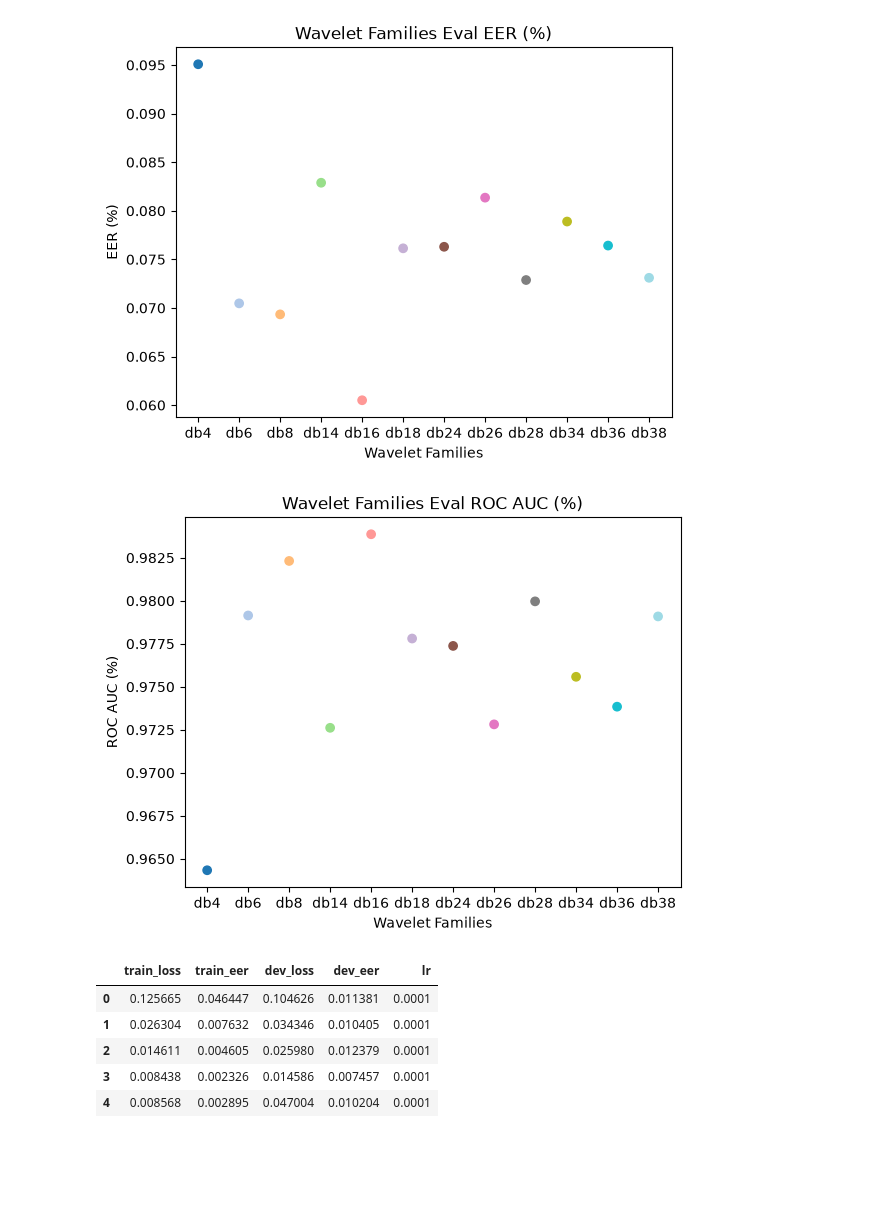
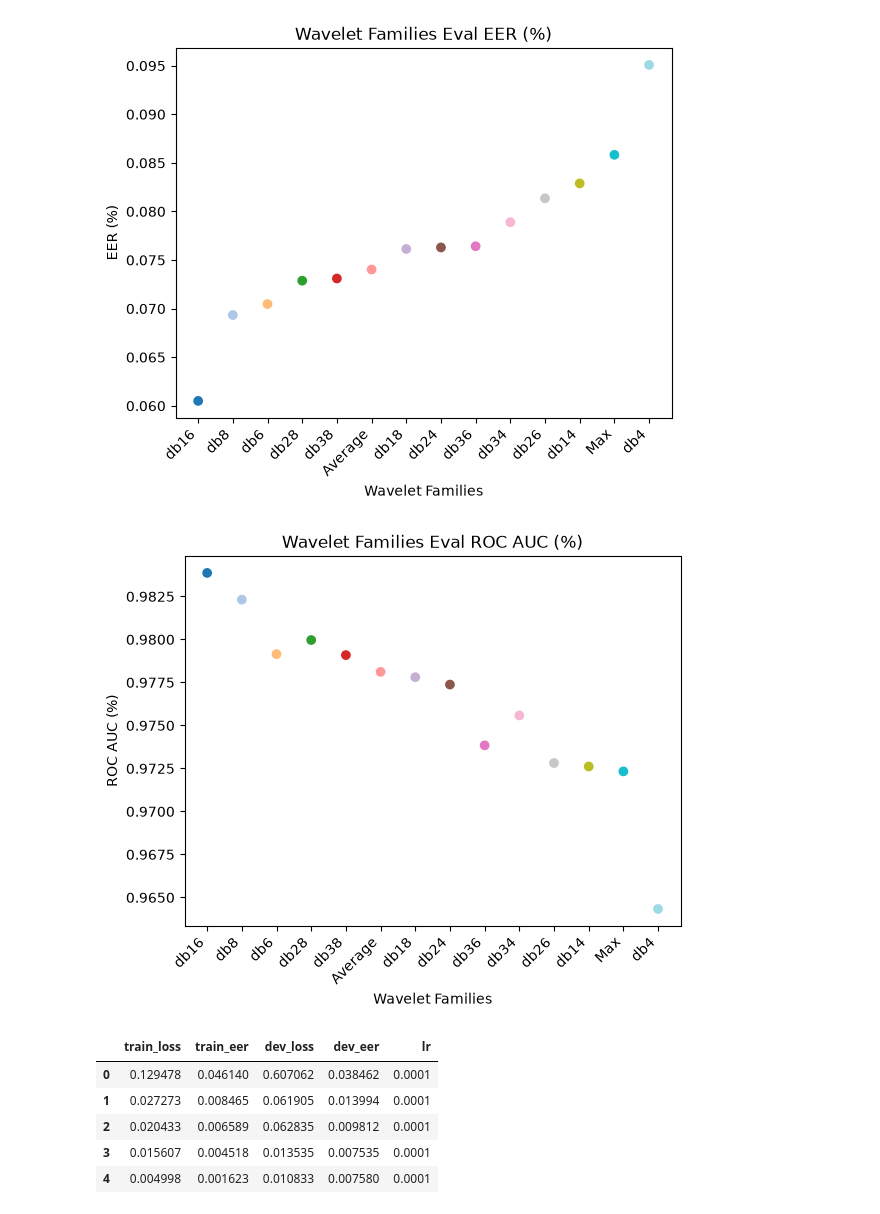
Before and after one commit to JoaoAssalim/wavelet-pooling-audio-deepfake, a Jupyter notebook: notebooks/analyze_results.ipynb, the cells around one changed output. Cells and saved outputs as stored; diff of their text form; code cells hidden in the pictures; blank space fills up the shorter version.

Commit message:
chore: analyze and visualize results

```diff
--- a/notebooks/analyze_results.ipynb
+++ b/notebooks/analyze_results.ipynb
@@ -6,10 +6,13 @@ import matplotlib.pyplot as plt
 wavelet_results = pd.read_csv("../results/v2/wavelet_results.csv")
 average_results = pd.read_csv("../results/v2/average_results.csv")
 max_results = pd.read_csv("../results/v2/max_results.csv")
+# %%
+max_results["wavelet_family"] = "Max"
+average_results["wavelet_family"] = "Average"
 # %%
 all_restuls = pd.concat([wavelet_results, average_results, max_results])
 # %%
-wavelet_results.sort_values(
+all_restuls = all_restuls.sort_values(
     ["eer", "roc_auc"],
     ascending=[True, False],
 )
@@ -30,29 +19,31 @@ wavelet_results.sort_values(
 # %%
-colors = range(len(wavelet_results))
+colors = range(len(all_restuls))
 
-plt.scatter(x=wavelet_results["wavelet_family"], y=wavelet_results["eer"], cmap="tab20", c=colors)
+plt.scatter(x=all_restuls["wavelet_family"], y=all_restuls["eer"], cmap="tab20", c=colors)
 plt.title("Wavelet Families Eval EER (%)")
 plt.ylabel("EER (%)")
 plt.xlabel("Wavelet Families")
+plt.xticks(rotation=45, ha="right")
 plt.show()
 # %% [output]
-[figure, old version]
+[figure, new version]
 # %%
-plt.scatter(x=wavelet_results["wavelet_family"], y=wavelet_results["roc_auc"], cmap="tab20", c=colors)
+plt.scatter(x=all_restuls["wavelet_family"], y=all_restuls["roc_auc"], cmap="tab20", c=colors)
 plt.title("Wavelet Families Eval ROC AUC (%)")
 plt.ylabel("ROC AUC (%)")
 plt.xlabel("Wavelet Families")
+plt.xticks(rotation=45, ha="right")
 plt.show()
 # %% [output]
-[figure, old version]
+[figure, new version]
 # %%
-db_6_training = pd.read_csv("../results/v2/training_db6.csv")
-db_6_training.head()
+db_16_training = pd.read_csv("../results/v2/training_db16.csv")
+db_16_training.head()
 # %% [output]
 |  | train_loss | train_eer | dev_loss | dev_eer | lr |
-| 0 | 0.125665 | 0.046447 | 0.104626 | 0.011381 | 0.0001 |
-| 1 | 0.026304 | 0.007632 | 0.034346 | 0.010405 | 0.0001 |
-| 2 | 0.014611 | 0.004605 | 0.025980 | 0.012379 | 0.0001 |
-| 3 | 0.008438 | 0.002326 | 0.014586 | 0.007457 | 0.0001 |
-| 4 | 0.008568 | 0.002895 | 0.047004 | 0.010204 | 0.0001 |
+| 0 | 0.129478 | 0.046140 | 0.607062 | 0.038462 | 0.0001 |
+| 1 | 0.027273 | 0.008465 | 0.061905 | 0.013994 | 0.0001 |
+| 2 | 0.020433 | 0.006589 | 0.062835 | 0.009812 | 0.0001 |
+| 3 | 0.015607 | 0.004518 | 0.013535 | 0.007535 | 0.0001 |
+| 4 | 0.004998 | 0.001623 | 0.010833 | 0.007580 | 0.0001 |
 # %%
```
Also changed, not shown: parts of 5 cells of this notebook.
